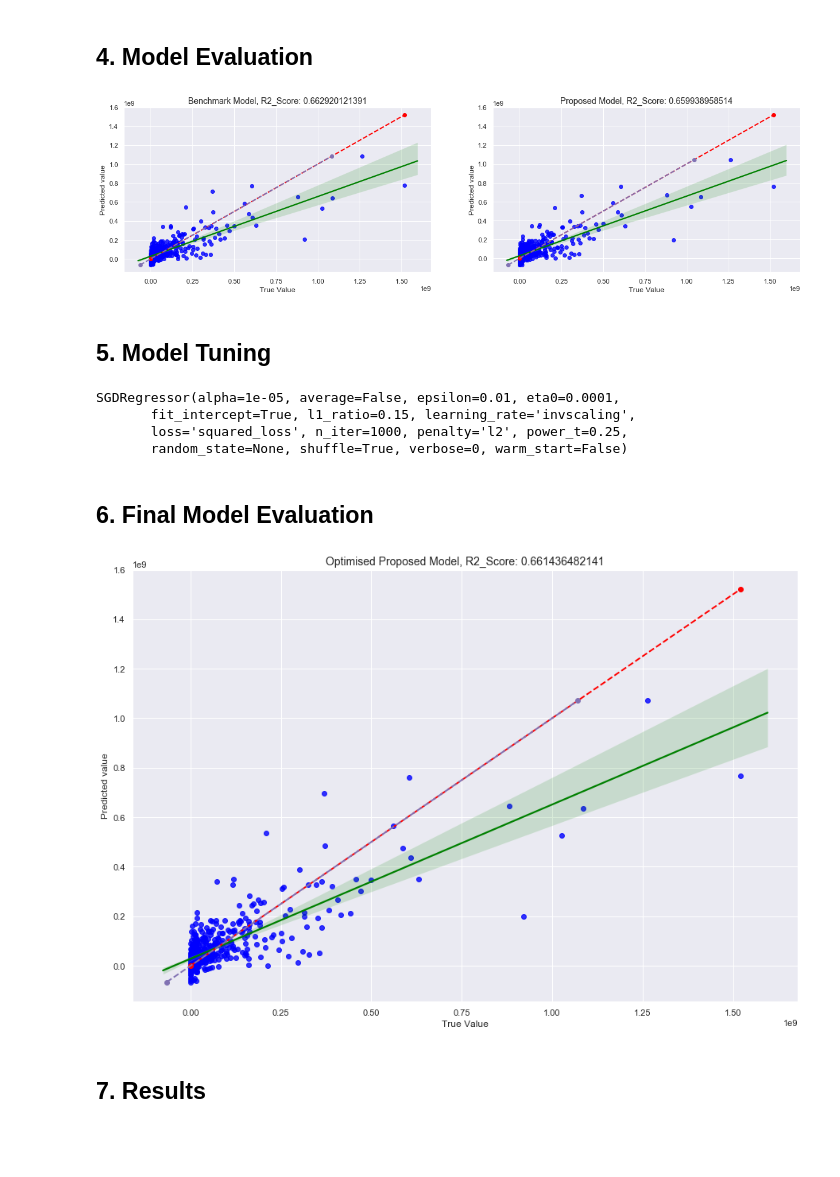
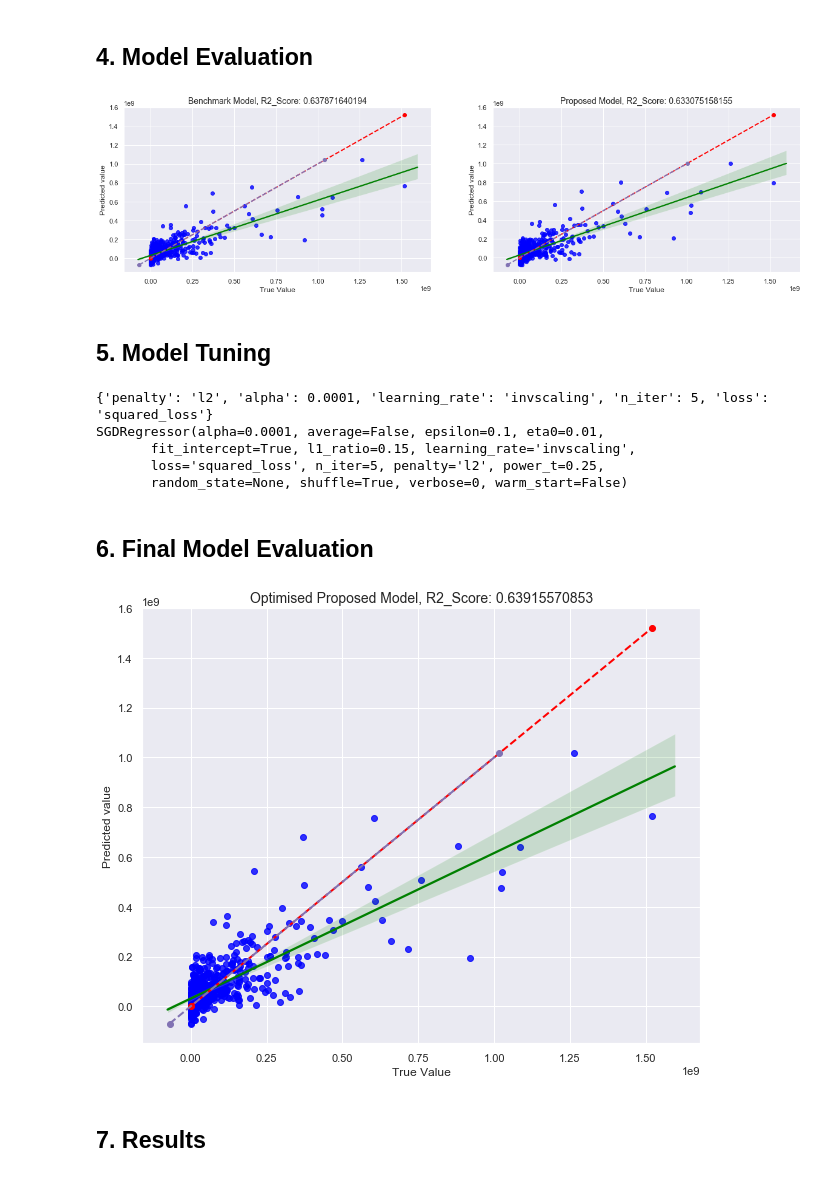
Before and after one commit to manish310/Machine-Learning-Capstone-Project, a Jupyter notebook: TMDB_Capstone.ipynb, the cells around one changed output. Cells and saved outputs as stored; diff of their text form; code cells hidden in the pictures; blank space fills up the shorter version.

```diff
--- a/TMDB_Capstone.ipynb
+++ b/TMDB_Capstone.ipynb
@@ -531,7 +531,7 @@ features_1.head()
 5 rows × 41 columns
 # %%
 # Creating training and testing set
-X_train, X_test, y_train, y_test = train_test_split(features_1,revenue,test_size=0.2,random_state=42)
+X_train, X_test, y_train, y_test = train_test_split(features_1,revenue,test_size=0.25,random_state=42)
 # %%
 # standardizing the testing and training features
 scaler=StandardScaler()
@@ -591,30 +591,39 @@ scatter_plot(y_test,y_pred_b,"Benchmark Model");
 plt.subplot(1, 2, 2)
 scatter_plot(y_test,y_pred_p,"Proposed Model");
 # %% [output]
-[figure, old version]
+[figure, new version]
 # %% [markdown]
 ## 5. Model Tuning
-# %%
-# Tuning SGDregressor model
-reg=SGDRegressor(alpha=0.00001,eta0=0.0001,loss="squared_loss", penalty="l2",n_iter=1000,power_t = 0.25, epsilon=0.01)
-# reg=SGDRegressor(eta0=0.000001,loss="squared_loss", penalty="none",n_iter=1000)
-reg.fit(X_train,y_train)
-# %% [output]
-SGDRegressor(alpha=1e-05, average=False, epsilon=0.01, eta0=0.0001,
-       fit_intercept=True, l1_ratio=0.15, learning_rate='invscaling',
-       loss='squared_loss', n_iter=1000, penalty='l2', power_t=0.25,
-       random_state=None, shuffle=True, verbose=0, warm_start=False)
+# %%
+# Using GridSearchCV() to find out best hyperparameters
+parameters={'loss':['squared_loss','huber'],
+            'penalty': ['l2'],
+            'learning_rate':['optimal','invscaling'],
+            'n_iter':[5],
+            "alpha": [0.0001, 0.001, 0.01, 0.1, 1, 10, 100]
+            }
+grid = GridSearchCV(reg_p,parameters)
+grid_reg = grid.fit(X_train,y_train)
+print(grid_reg.best_params_)
+best_reg = grid_reg.best_estimator_
+print(best_reg)
+# %% [output]
+{'penalty': 'l2', 'alpha': 0.0001, 'learning_rate': 'invscaling', 'n_iter': 5, 'loss': 'squared_loss'}
+SGDRegressor(alpha=0.0001, average=False, epsilon=0.1, eta0=0.01,
+       fit_intercept=True, l1_ratio=0.15, learning_rate='invscaling',
+       loss='squared_loss', n_iter=5, penalty='l2', power_t=0.25,
+       random_state=None, shuffle=True, verbose=0, warm_start=False)
 # %%
 # Generating predicted values
-y_pred_op=reg.predict(X_test)
+y_pred_op=best_reg.predict(X_test)
 # %% [markdown]
 ## 6. Final Model Evaluation
 # %%
 # Drawing scatterplots for optimized model
-plt.figure(figsize=(15,10))
+plt.figure(figsize=(10,8))
 scatter_plot(y_test,y_pred_op,"Optimised Proposed Model");
 # %% [output]
-[figure, old version]
+[figure, new version]
 # %% [markdown]
 ## 7. Results
 # %%
```
Also changed, not shown: parts of 8 cells of this notebook, 2 other files.
